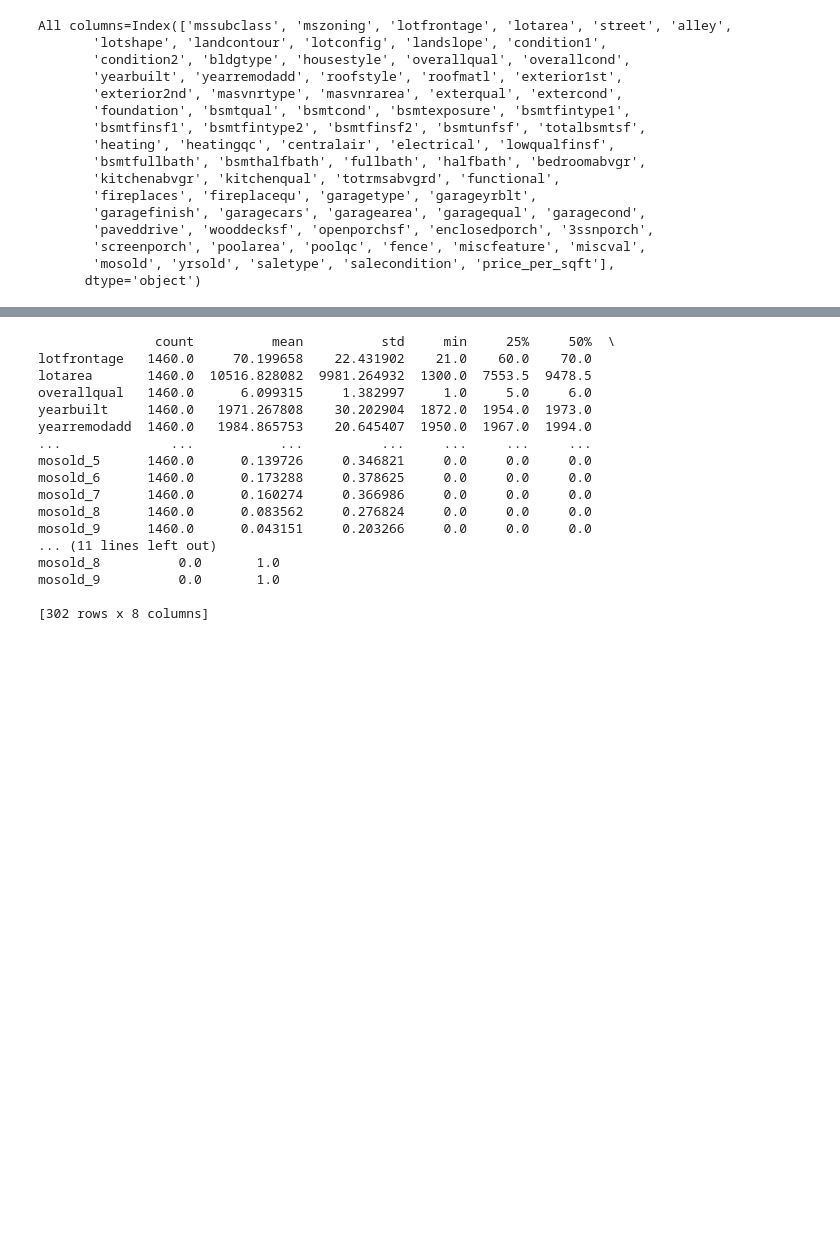
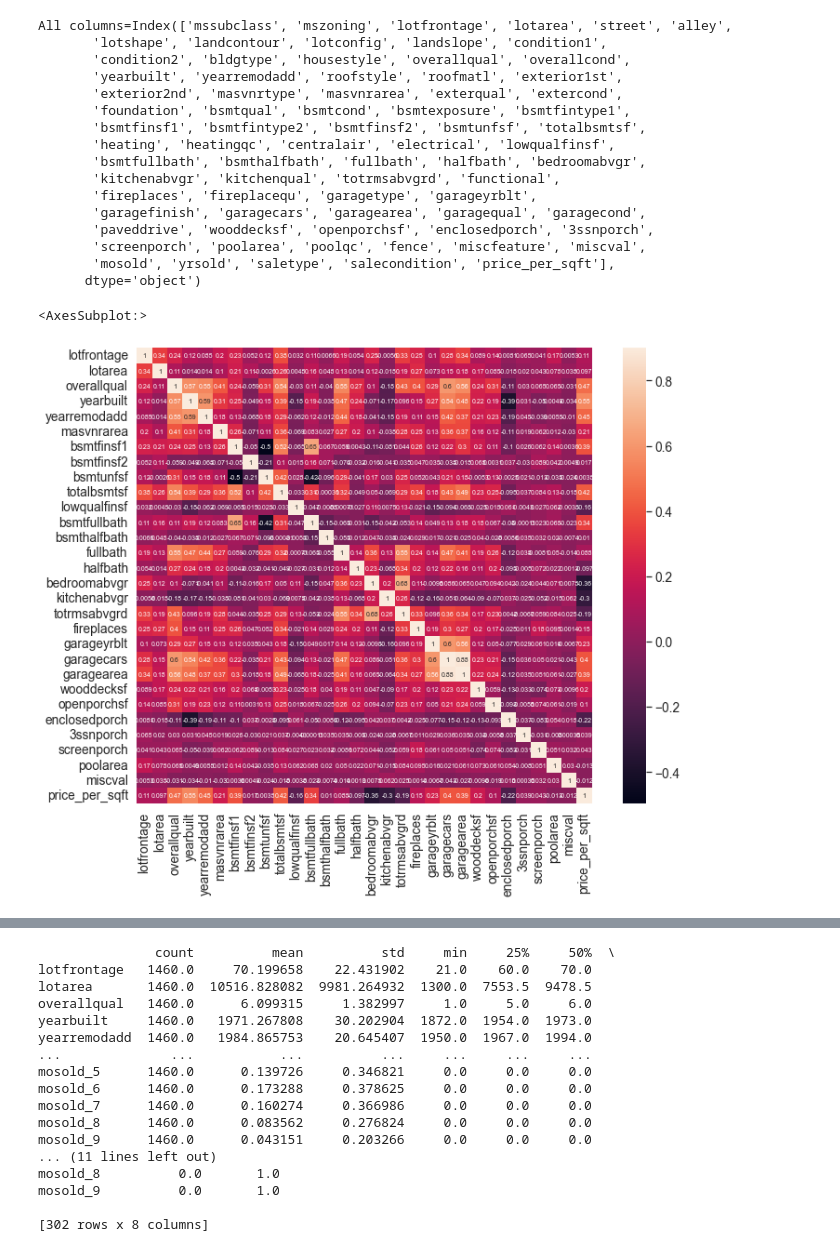
Before and after one commit to oscar-dif/ExamProject, a Jupyter notebook: house_prices.ipynb, the cells around one changed output, grey strips where cells are left out. Cells and saved outputs as stored; diff of their text form; code cells hidden in the pictures; blank space fills up the shorter version.

```diff
--- a/house_prices.ipynb
+++ b/house_prices.ipynb
@@ -235,3 +235,10 @@ All columns=Index(['mssubclass', 'mszoning', 'lotfrontage', 'lotarea', 'street',
        'screenporch', 'poolarea', 'poolqc', 'fence', 'miscfeature', 'miscval',
        'mosold', 'yrsold', 'saletype', 'salecondition', 'price_per_sqft'],
       dtype='object')
+# %%
+corrmat = df_clean.corr()
+plt.subplots(figsize=(12,9))
+sns.heatmap(corrmat, vmax=0.9, square=True, annot=True, annot_kws={'size': 7})
+# %% [output]
+<AxesSubplot:>
+[figure, added]
```
Also changed, not shown: parts of 6 cells of this notebook.
